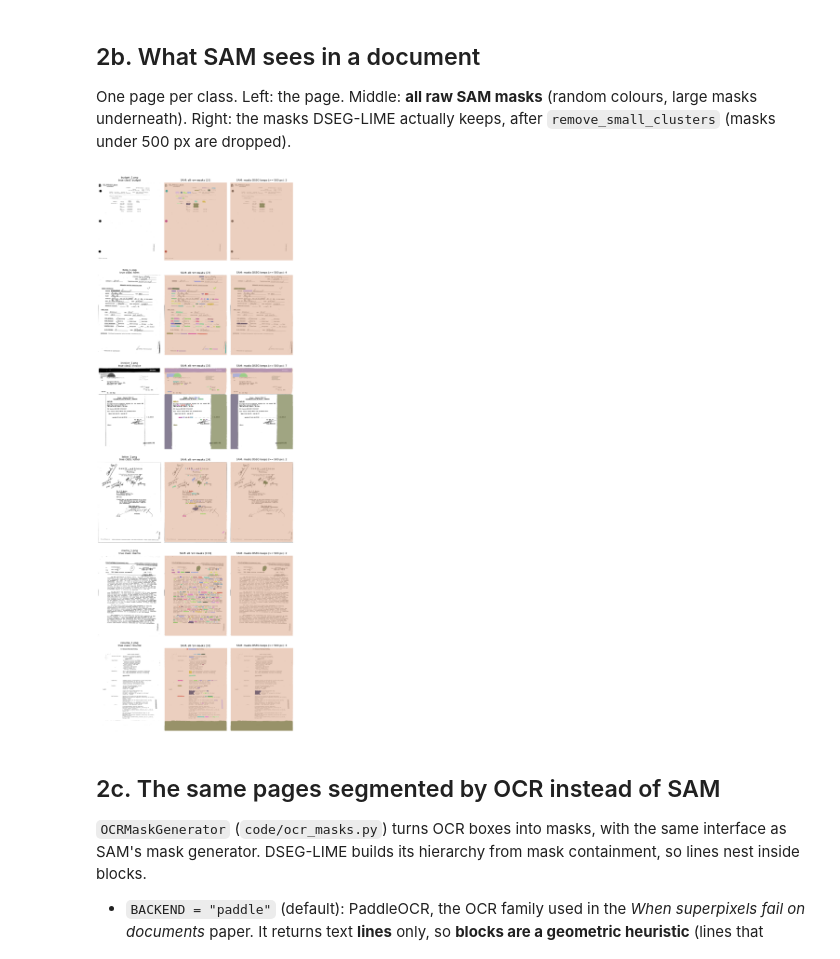
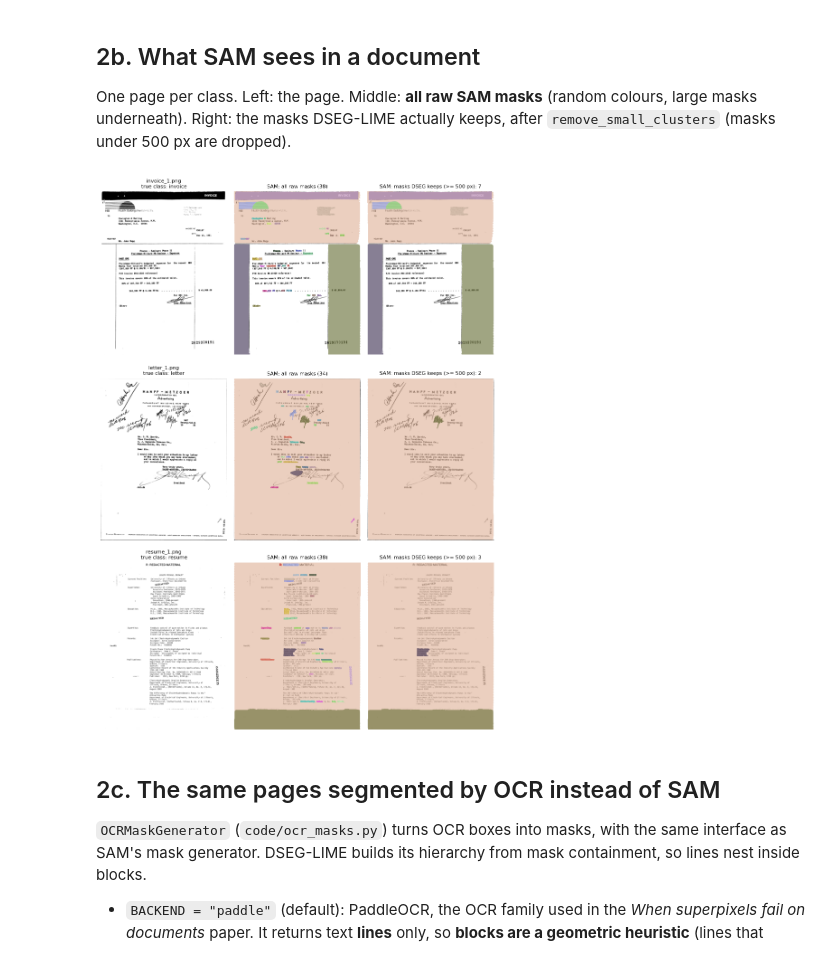
Before and after one commit to EmanuelaBoros/dseg-lime, a Jupyter notebook: notebooks/dseg_lime_rvlcdip.ipynb, the cells around one changed output. Saved outputs shown, nothing was run; the diff lists cells and outputs as text; code cells hidden in the pictures.

```diff
--- a/notebooks/dseg_lime_rvlcdip.ipynb
+++ b/notebooks/dseg_lime_rvlcdip.ipynb
@@ -29,6 +29,7 @@ MAX_SIDE = 512        # documents are downscaled for SAM / LIME speed
 NUM_SAMPLES = 256     # LIME neighbourhood size per iteration
 ITERATIONS = 2        # DSEG hierarchy depth (coarse -> fine)
 DEVICE = "cpu"        # SAM + DiT; set "mps"/"cuda" if available and stable
+DOCS = ["invoice_1.png", "letter_1.png", "resume_1.png"]   # the pages used everywhere below, one per class (files in data/rvlcdip_samples)
 
 import contextlib
 @contextlib.contextmanager
@@ -88,28 +89,26 @@ Right: the masks DSEG-LIME actually keeps, after `remove_small_clusters` (masks
 # %%
 def overlay(img, masks, seed=0):
     rng = np.random.default_rng(seed)
     canvas = img.astype(float)
     for m in sorted(masks, key=lambda m: -m["area"]):       # big first, so small masks stay visible
         seg = m["segmentation"]
         canvas[seg] = 0.4 * canvas[seg] + 0.6 * rng.integers(40, 255, 3)
     return canvas.astype(np.uint8)
 
-first_per_class = {}
-for f in sorted(p.name for p in SAMPLES.glob("*.png")):
-    first_per_class.setdefault(f.rsplit("_", 1)[0], f)
+first_per_class = {f.rsplit("_", 1)[0]: f for f in DOCS}      # {class: file}
 
 fig, axes = plt.subplots(len(first_per_class), 3, figsize=(9, 4.2 * len(first_per_class)))
 for row, (cls, f) in tqdm(zip(axes, first_per_class.items()), total=len(first_per_class), desc="SAM masks"):
     img, _ = load_doc(f)
     raw = mask_generator.generate(img)
     kept, _ = DSEG_Lime().remove_small_clusters(raw, 500, plot=False)
     row[0].imshow(img); row[0].set_title(f"{f}\ntrue class: {cls}", fontsize=8)
     row[1].imshow(overlay(img, raw)); row[1].set_title(f"SAM: all raw masks ({len(raw)})", fontsize=8)
     row[2].imshow(overlay(img, kept)); row[2].set_title(f"SAM: masks DSEG keeps (>= 500 px): {len(kept)}", fontsize=8)
     for a in row: a.axis("off")
 plt.tight_layout(); plt.show()
 # %% [output]
-[figure, old version]
+[figure, new version]
 # %% [markdown]
 ## 2c. The same pages segmented by OCR instead of SAM
 
```
Also changed, not shown: parts of 14 cells of this notebook, 1 other file.
